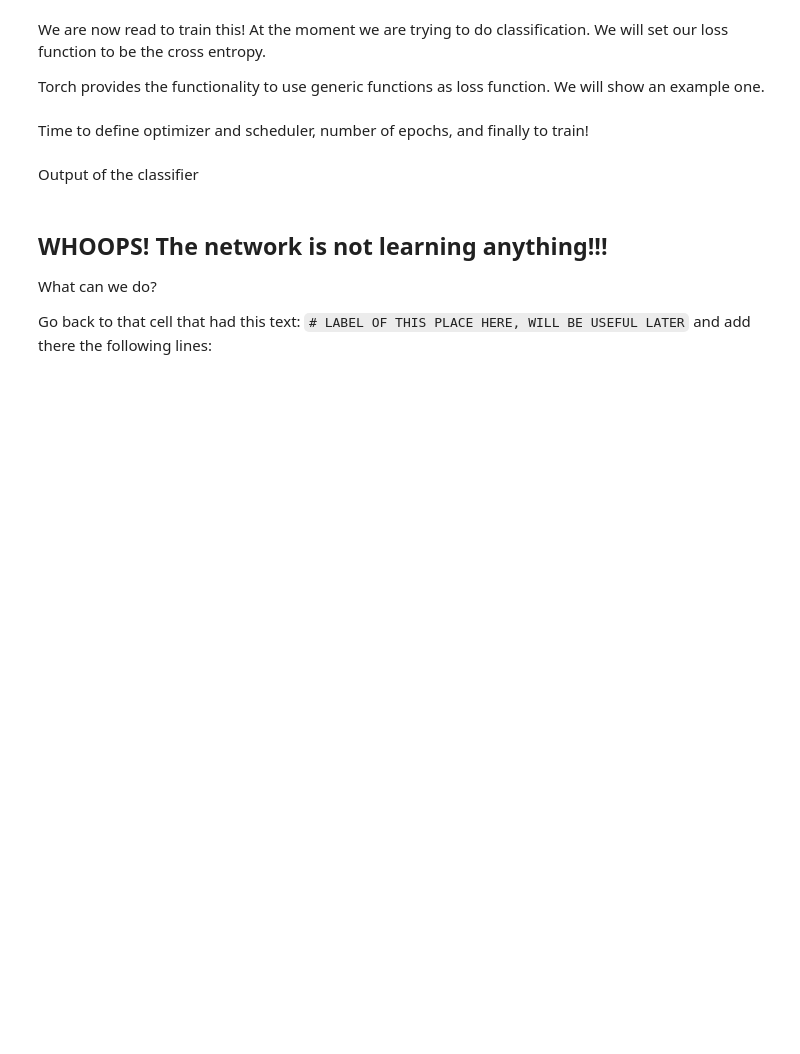
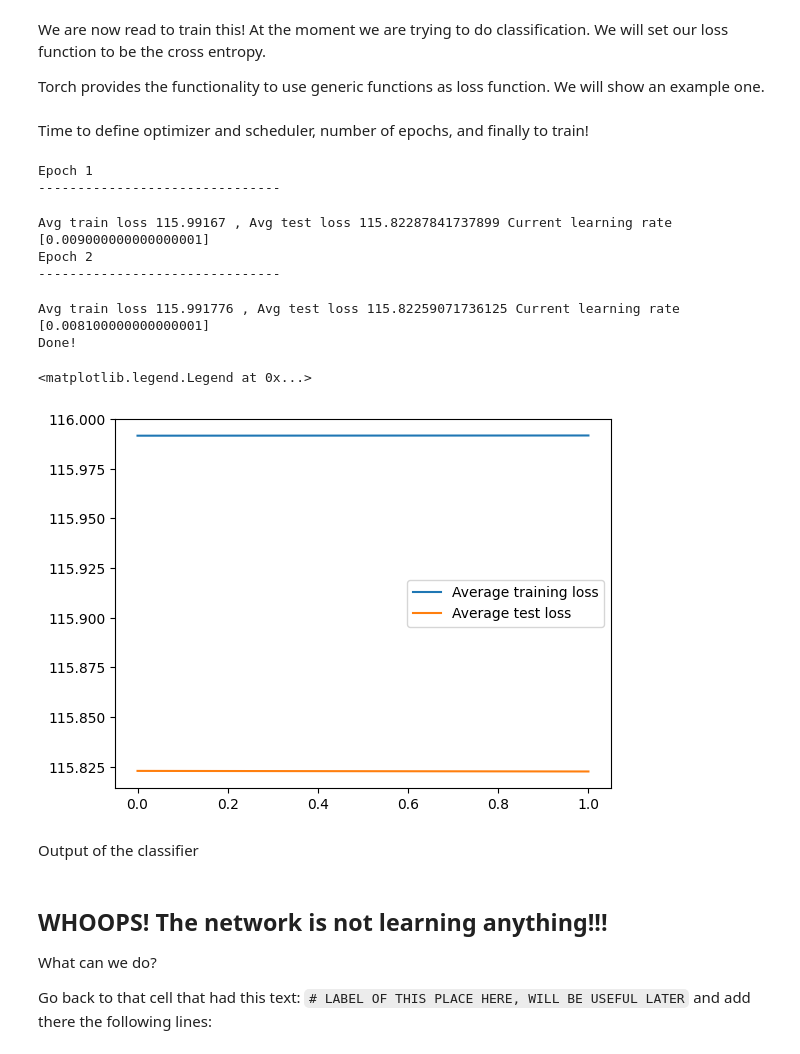
Before and after one commit to DanielV-13/ADFM---PA_03_neural_network_torch.ipynb, a Jupyter notebook: ADFM_PA_03_neural_network_torch.ipynb, the cells around one changed output. Cells and saved outputs as stored; diff of their text form; code cells hidden in the pictures; blank space fills up the shorter version.

```diff
--- a/ADFM_PA_03_neural_network_torch.ipynb
+++ b/ADFM_PA_03_neural_network_torch.ipynb
@@ -257,10 +440,8 @@ torchinfo.summary(model, input_size=(batch_size, X_train.shape[1])) # the input
 # %% [markdown]
 Now let's introduce a crucial concept: `torch` lets you manage in which device you want to put your data and models, to optimize access at different stages
 # %%
-devicestring = "mps" # "mps" for macos. "cuda" for NVIDIA gpus accessing them with the CUDA language interface, "cpu" for CPUs
-
-device = torch.device("cuda:0" if torch.cuda.is_available() else devicestring)
-
+# Usamos "cuda" si hay GPU NVIDIA disponible, de lo contrario usamos "cpu" en Colab
+device = torch.device("cuda:0" if torch.cuda.is_available() else "cpu")
 
 # Get a batch from the dataloader
 random_batch_X, random_batch_y = next(iter(train_dataloader))
@@ -268,7 +449,6 @@ random_batch_X, random_batch_y = next(iter(train_dataloader))
 print("The original dataloader resides in", random_batch_X.get_device())
 
 # Let's reinstantiate the dataset
-device = torch.device("mps") #MPS is for Apple
 train_dataset = MyDataset(X_train, y_train, device=device)
 test_dataset = MyDataset(X_test, y_test, device=device)
 
@@ -371,26 +595,39 @@ def my_simple_loss(y_hat,y):
 # %% [markdown]
 Time to define optimizer and scheduler, number of epochs, and finally to train!
 # %%
-epochs=30
-learningRate = 0.01
+epochs=2
+learningRate = 0.01     #El valor inicial de la n. del leaning grade
+
+#SGD - STOCHASTIC GRADIENT DESCENT
+#ADAM- Otro algoritmo de descenso
 optimizer = torch.optim.SGD(model.parameters(), lr=learningRate) #SGD, Adam
 scheduler = torch.optim.lr_scheduler.ExponentialLR(optimizer, gamma=0.9)
 
 train_losses=[]
 test_losses=[]
 for t in range(epochs):
     print(f"Epoch {t+1}\n-------------------------------")
     train_loss=train_loop(train_dataloader, model, loss_fn, optimizer, scheduler, device)
     test_loss=test_loop(test_dataloader, model, loss_fn, device)
     train_losses.append(train_loss)
     test_losses.append(test_loss)
     print("Avg train loss", train_loss, ", Avg test loss", test_loss, "Current learning rate", scheduler.get_last_lr())
 print("Done!")
 
 
 plt.plot(train_losses, label="Average training loss")
 plt.plot(test_losses, label="Average test loss")
 plt.legend(loc="best")
+# %% [output]
+Epoch 1
+-------------------------------
+Avg train loss 115.99167 , Avg test loss 115.82287841737899 Current learning rate [0.009000000000000001]
+Epoch 2
+-------------------------------
+Avg train loss 115.991776 , Avg test loss 115.82259071736125 Current learning rate [0.008100000000000001]
+Done!
+<matplotlib.legend.Legend at 0x...>
+[figure, added]
 # %% [markdown]
 Output of the classifier
 # %%
```
Also changed, not shown: parts of 17 cells of this notebook.
